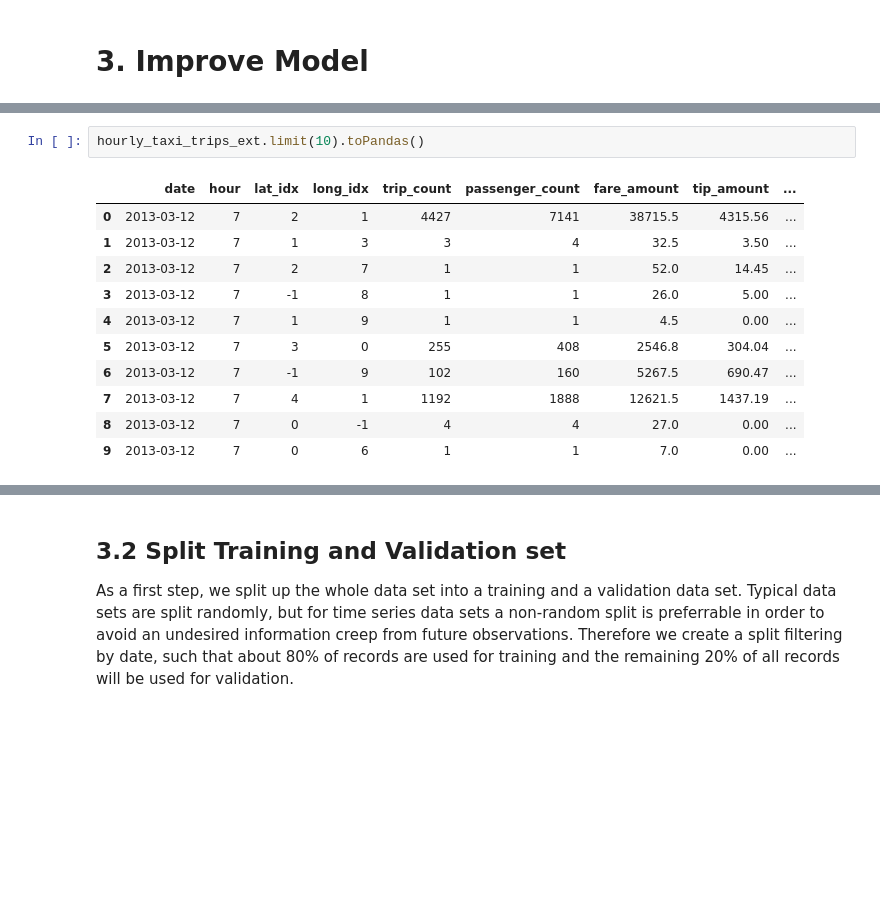
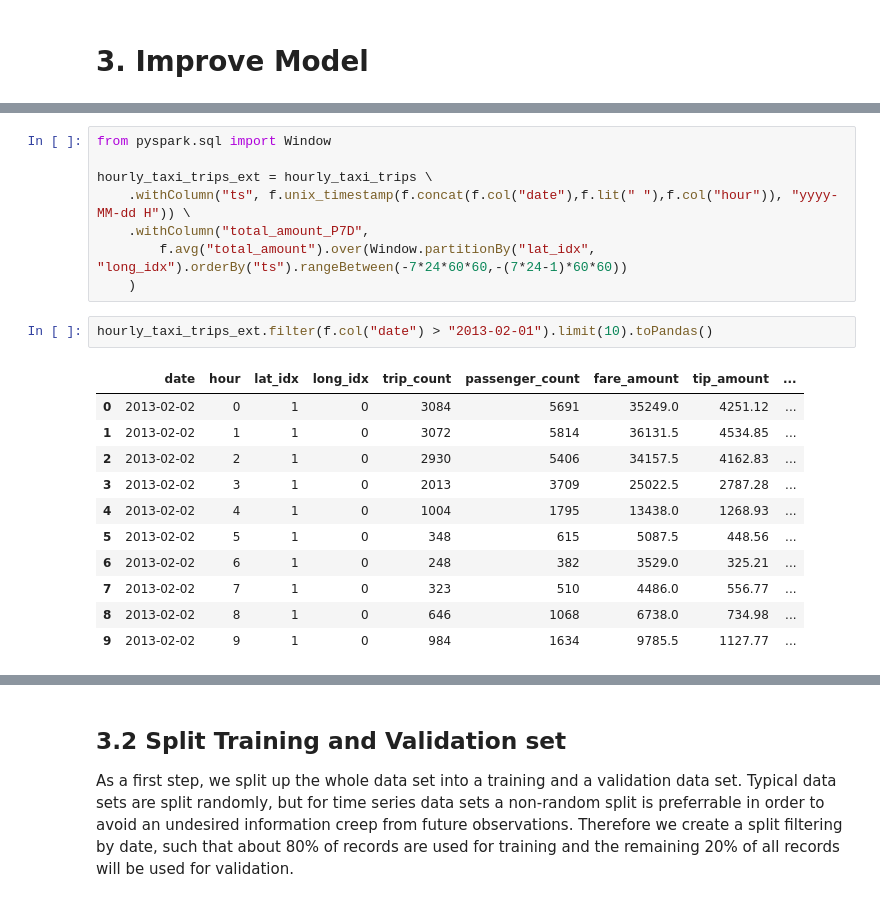
Before and after one commit to dimajix/pyspark-ml-taxis, a Jupyter notebook: notebooks/06 - NYC Taxi Trips - Part 5 - ML - Full.ipynb, the cells around one changed output, grey strips where cells are left out. Cells and saved outputs as stored; diff of their text form; blank space fills up the shorter version.

```diff
--- a/notebooks/06 - NYC Taxi Trips - Part 5 - ML - Full.ipynb
+++ b/notebooks/06 - NYC Taxi Trips - Part 5 - ML - Full.ipynb
@@ -483,14 +453,22 @@ hourly_taxi_trips_ext = hourly_taxi_trips \
+# %%
+from pyspark.sql import Window
+
+hourly_taxi_trips_ext = hourly_taxi_trips \
+    .withColumn("ts", f.unix_timestamp(f.concat(f.col("date"),f.lit(" "),f.col("hour")), "yyyy-MM-dd H")) \
+    .withColumn("total_amount_P7D",
+        f.avg("total_amount").over(Window.partitionBy("lat_idx", "long_idx").orderBy("ts").rangeBetween(-7*24*60*60,-(7*24-1)*60*60))
+    )
 # %%
-hourly_taxi_trips_ext.limit(10).toPandas()
+hourly_taxi_trips_ext.filter(f.col("date") > "2013-02-01").limit(10).toPandas()
 # %% [output]
 |  | date | hour | lat_idx | long_idx | trip_count | passenger_count | fare_amount | tip_amount | ... |
-| 0 | 2013-03-12 | 7 | 2 | 1 | 4427 | 7141 | 38715.5 | 4315.56 | ... |
-| 1 | 2013-03-12 | 7 | 1 | 3 | 3 | 4 | 32.5 | 3.50 | ... |
-| 2 | 2013-03-12 | 7 | 2 | 7 | 1 | 1 | 52.0 | 14.45 | ... |
-| 3 | 2013-03-12 | 7 | -1 | 8 | 1 | 1 | 26.0 | 5.00 | ... |
-| 4 | 2013-03-12 | 7 | 1 | 9 | 1 | 1 | 4.5 | 0.00 | ... |
-| 5 | 2013-03-12 | 7 | 3 | 0 | 255 | 408 | 2546.8 | 304.04 | ... |
-| 6 | 2013-03-12 | 7 | -1 | 9 | 102 | 160 | 5267.5 | 690.47 | ... |
-| 7 | 2013-03-12 | 7 | 4 | 1 | 1192 | 1888 | 12621.5 | 1437.19 | ... |
-| 8 | 2013-03-12 | 7 | 0 | -1 | 4 | 4 | 27.0 | 0.00 | ... |
-| 9 | 2013-03-12 | 7 | 0 | 6 | 1 | 1 | 7.0 | 0.00 | ... |
+| 0 | 2013-02-02 | 0 | 1 | 0 | 3084 | 5691 | 35249.0 | 4251.12 | ... |
+| 1 | 2013-02-02 | 1 | 1 | 0 | 3072 | 5814 | 36131.5 | 4534.85 | ... |
+| 2 | 2013-02-02 | 2 | 1 | 0 | 2930 | 5406 | 34157.5 | 4162.83 | ... |
+| 3 | 2013-02-02 | 3 | 1 | 0 | 2013 | 3709 | 25022.5 | 2787.28 | ... |
+| 4 | 2013-02-02 | 4 | 1 | 0 | 1004 | 1795 | 13438.0 | 1268.93 | ... |
+| 5 | 2013-02-02 | 5 | 1 | 0 | 348 | 615 | 5087.5 | 448.56 | ... |
+| 6 | 2013-02-02 | 6 | 1 | 0 | 248 | 382 | 3529.0 | 325.21 | ... |
+| 7 | 2013-02-02 | 7 | 1 | 0 | 323 | 510 | 4486.0 | 556.77 | ... |
+| 8 | 2013-02-02 | 8 | 1 | 0 | 646 | 1068 | 6738.0 | 734.98 | ... |
+| 9 | 2013-02-02 | 9 | 1 | 0 | 984 | 1634 | 9785.5 | 1127.77 | ... |
```
Also changed, not shown: parts of 33 cells of this notebook, 1 other file.
